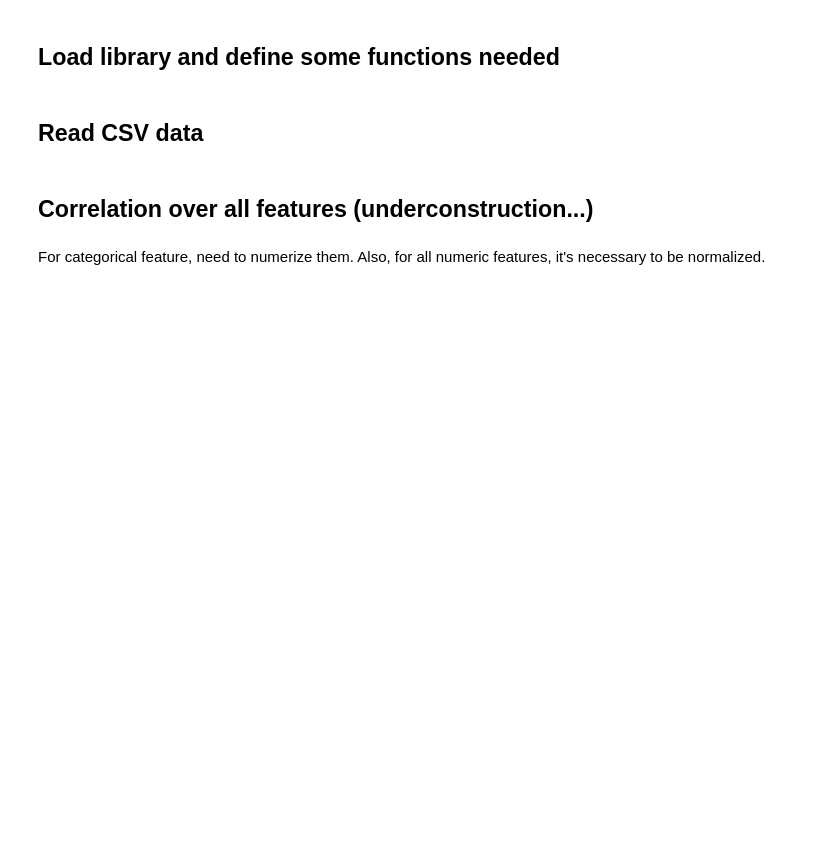
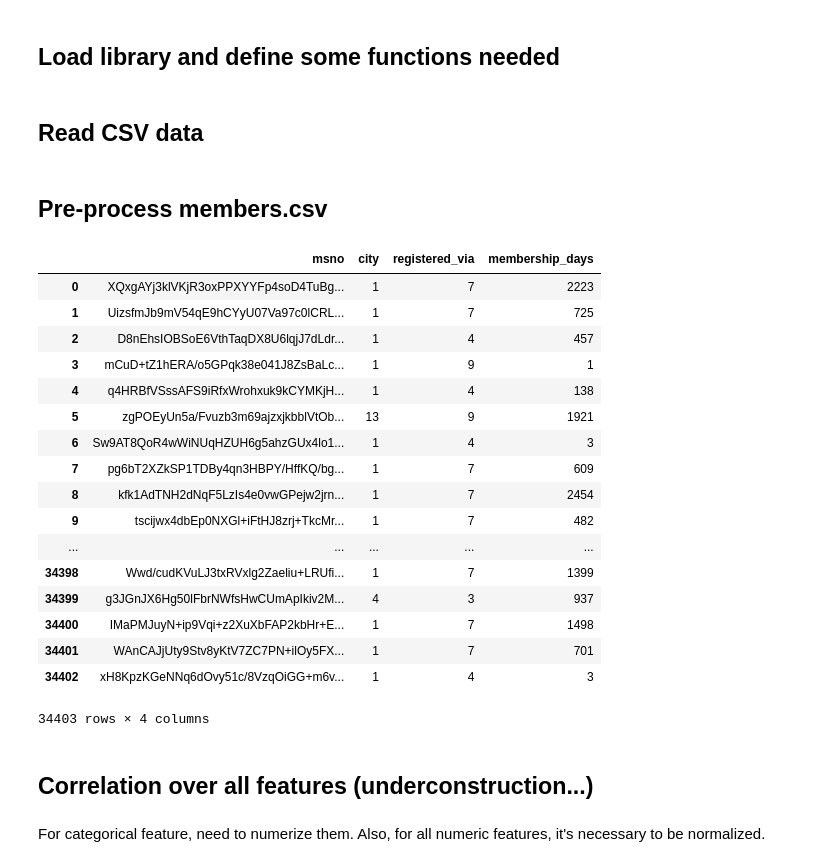
Before and after one commit to dsmilab/WSDM2018-KKBox-MRC, a Jupyter notebook: prepro.ipynb, the cells around one changed output. Cells and saved outputs as stored; diff of their text form; code cells hidden in the pictures; blank space fills up the shorter version.

```diff
--- a/prepro.ipynb
+++ b/prepro.ipynb
@@ -27,6 +28,52 @@ test_df = pd.read_csv('data/test.csv')
 songs_df = pd.read_csv('data/songs.csv')
 song_extra_info_df = pd.read_csv('data/song_extra_info.csv')
 members_df = pd.read_csv('data/members.csv')
+# %% [markdown]
+## Pre-process members.csv
+# %%
+def parse_str_to_date(date_str):
+    # [format] yyyymmdd
+    date_str = str(date_str)
+    assert(isinstance(date_str, str))
+    assert(len(date_str) == 8)
+
+    year = int(date_str[:4])
+    month = int(date_str[4:6])
+    day = int(date_str[6:])
+
+    return dt.date(year, month, day)
+
+
+def transform_two_dates_to_days(row):
+    start = parse_str_to_date(row['registration_init_time'])
+    end = parse_str_to_date(row['expiration_date'])
+    delta = end - start
+
+    return delta.days
+
+
+members_df['membership_days'] = members_df.apply(transform_two_dates_to_days, axis=1)
+members_df.drop(['registration_init_time', 'expiration_date', 'bd', 'gender'], axis=1, inplace=True)
+members_df
+# %% [output]
+|  | msno | city | registered_via | membership_days |
+| 0 | XQxgAYj3klVKjR3oxPPXYYFp4soD4TuBg... | 1 | 7 | 2223 |
+| 1 | UizsfmJb9mV54qE9hCYyU07Va97c0lCRL... | 1 | 7 | 725 |
+| 2 | D8nEhsIOBSoE6VthTaqDX8U6lqjJ7dLdr... | 1 | 4 | 457 |
+| 3 | mCuD+tZ1hERA/o5GPqk38e041J8ZsBaLc... | 1 | 9 | 1 |
+| 4 | q4HRBfVSssAFS9iRfxWrohxuk9kCYMKjH... | 1 | 4 | 138 |
+| 5 | zgPOEyUn5a/Fvuzb3m69ajzxjkbblVtOb... | 13 | 9 | 1921 |
+| 6 | Sw9AT8QoR4wWiNUqHZUH6g5ahzGUx4lo1... | 1 | 4 | 3 |
+| 7 | pg6bT2XZkSP1TDBy4qn3HBPY/HffKQ/bg... | 1 | 7 | 609 |
+| 8 | kfk1AdTNH2dNqF5LzIs4e0vwGPejw2jrn... | 1 | 7 | 2454 |
+| 9 | tscijwx4dbEp0NXGl+iFtHJ8zrj+TkcMr... | 1 | 7 | 482 |
+| ... | ... | ... | ... | ... |
+| 34398 | Wwd/cudKVuLJ3txRVxlg2Zaeliu+LRUfi... | 1 | 7 | 1399 |
+| 34399 | g3JGnJX6Hg50lFbrNWfsHwCUmApIkiv2M... | 4 | 3 | 937 |
+| 34400 | IMaPMJuyN+ip9Vqi+z2XuXbFAP2kbHr+E... | 1 | 7 | 1498 |
+| 34401 | WAnCAJjUty9Stv8yKtV7ZC7PN+ilOy5FX... | 1 | 7 | 701 |
+| 34402 | xH8KpzKGeNNq6dOvy51c/8VzqOiGG+m6v... | 1 | 4 | 3 |
+34403 rows × 4 columns
 # %%
 song_extra_info_df['song_year'] = song_extra_info_df['isrc'].apply(transform_isrc_to_year)
 song_extra_info_df.drop(['name', 'isrc'], axis=1, inplace=True)
```
Also changed, not shown: parts of 5 cells of this notebook, 4 other files.
